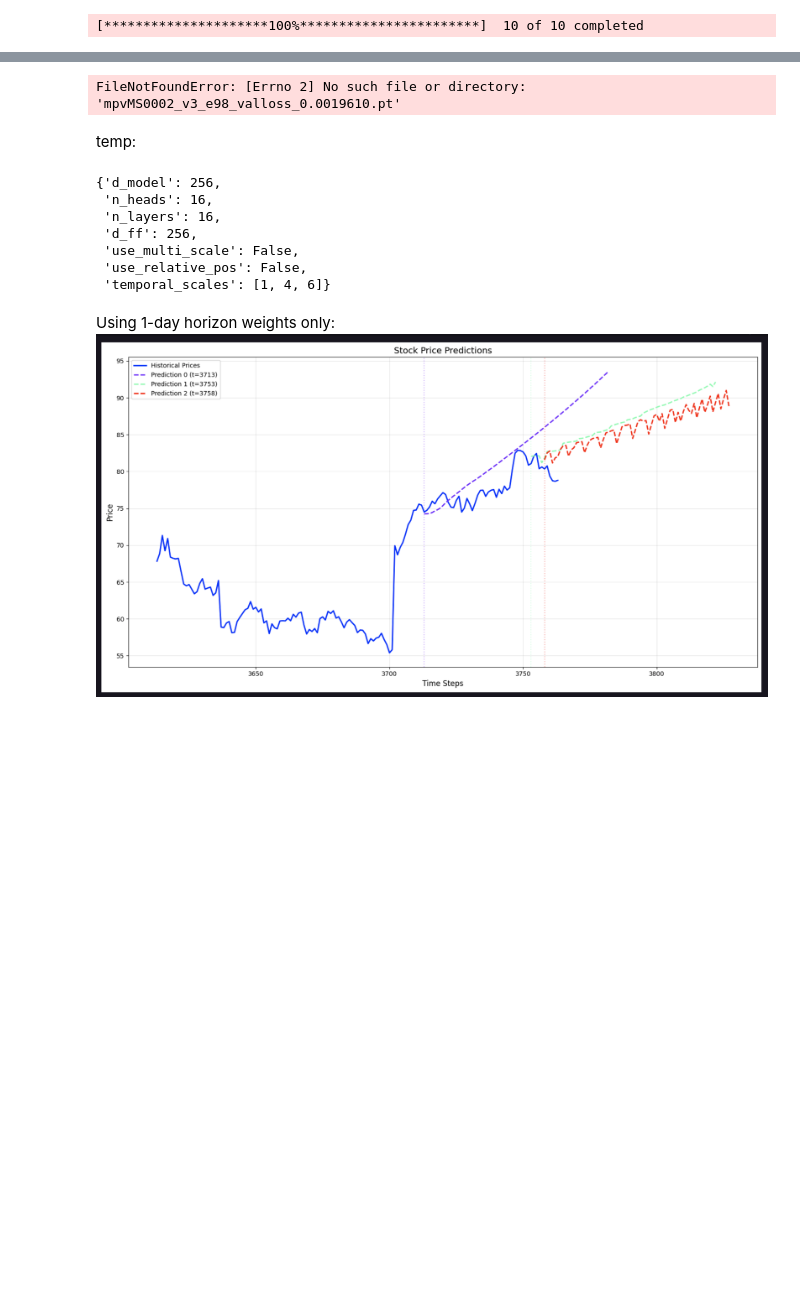
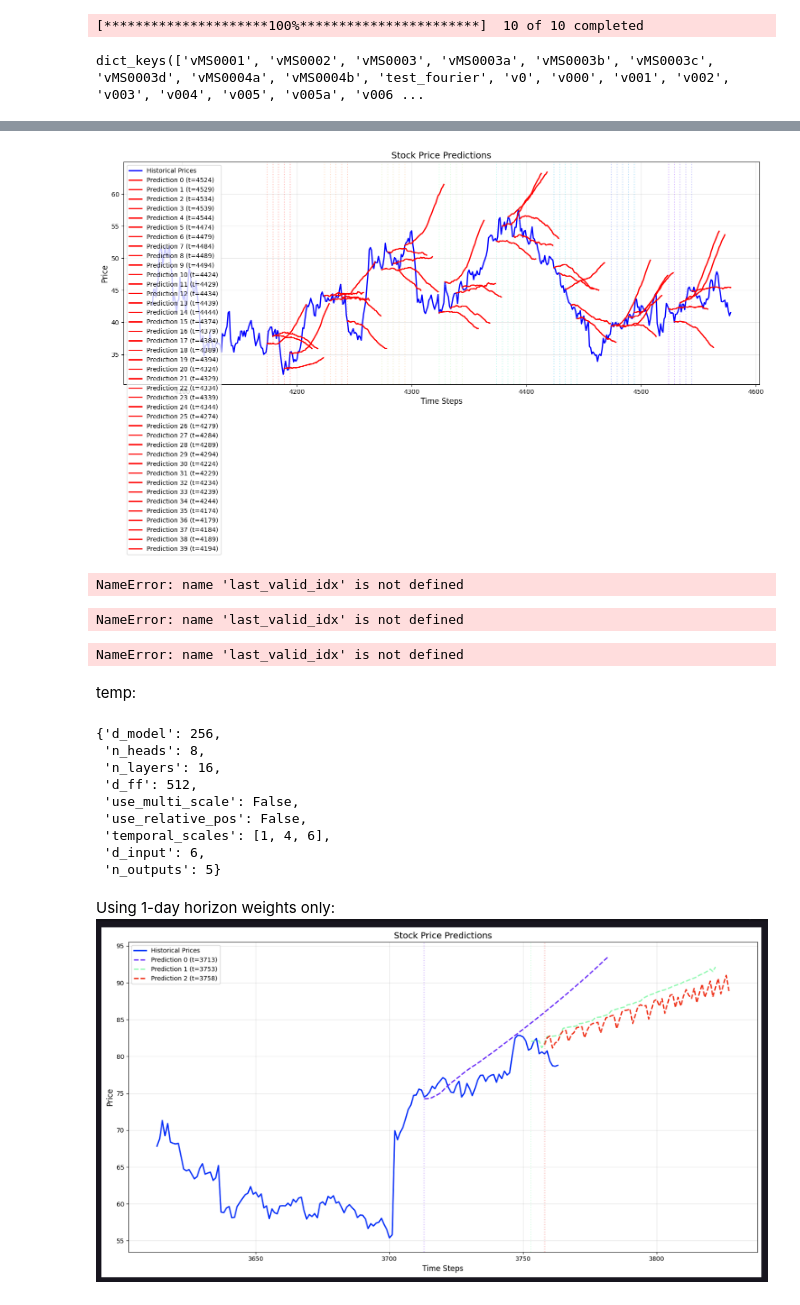
Before and after one commit to voxmenthe/FINPAK, a Jupyter notebook: src/finpak/transformer_predictions/inf_nb.ipynb, the cells around one changed output, grey strips where cells are left out. Cells and saved outputs as stored; diff of their text form; code cells hidden in the pictures; blank space fills up the shorter version.

```diff
--- a/src/finpak/transformer_predictions/inf_nb.ipynb
+++ b/src/finpak/transformer_predictions/inf_nb.ipynb
@@ -25,24 +26,47 @@ for ticker in val_tickers_v3:
 combined_prices = combine_price_series(price_series_list)
 # %% [output]
 [*********************100%***********************]  10 of 10 completed
+# %%
+all_configs.keys()
+# %% [output]
+dict_keys(['vMS0001', 'vMS0002', 'vMS0003', 'vMS0003a', 'vMS0003b', 'vMS0003c', 'vMS0003d', 'vMS0004a', 'vMS0004b', 'test_fourier', 'v0', 'v000', 'v001', 'v002', 'v003', 'v004', 'v005', 'v005a', 'v006 ...
 # %%
 # # Get the last valid index
 last_valid_idx = torch.where(torch.isfinite(combined_prices))[0][-1].item()
 # INDICES = [550, 545, 540, 400, 395, 390, 300, 295, 290, 250, 245, 240, 200, 195, 190, 100, 95, 90, 50, 45, 40, 10, 5, 0] # [50, 10, 5]
 # INDICES = [x + 100 for x in INDICES]
-TOP_LEVEL_INDICES = np.arange(0, 200, 50).tolist() # 800
+TOP_LEVEL_INDICES = np.arange(200, 600, 50).tolist() # 800
 INDICES = []
 for idx in TOP_LEVEL_INDICES:
     INDICES.extend([idx - 5, idx - 10, idx - 15, idx - 20, idx - 25])
 start_indices = [last_valid_idx - ix for ix in INDICES]
 
-n_future_steps = 45
-CONFIG = all_configs['vMS0003d']
+n_future_steps = 35
+use_sampling = True
+temperature = 0.008 # 0.08
+CONFIG = all_configs['vMP001a']
 sequence_length = CONFIG['data_params']['sequence_length']
 MODEL_PARAMS = CONFIG['model_params']
 MODEL_PARAMS.pop('dropout', None)
-CHECKPOINT_PATH = 'saved_checkpoints/mpvMS0003d_v3_e94_valloss_0.0019426.pt'
 
+# Calculate input dimension based on config
+n_return_features = len(CONFIG['data_params']['return_periods'])
+n_sma_features = len(CONFIG['data_params']['sma_periods'])
+n_momentum_features = len(CONFIG['data_params']['momentum_periods']) if CONFIG['data_params']['use_momentum'] else 0
+n_volatility_features = 1 if CONFIG['data_params']['use_volatility'] else 0
+d_input = n_return_features + n_sma_features #+ n_momentum_features + n_volatility_features
+
+# Output dimension is number of target periods
+n_outputs = len(CONFIG['data_params']['target_periods'])
+
+# Add these to model params
+MODEL_PARAMS['d_input'] = d_input
+MODEL_PARAMS['n_outputs'] = n_outputs
+
+
+CHECKPOINT_PATH = 'saved_checkpoints/vMP001a_id_0_arc_v3_e277_valloss_0.0004595.pt'
+# Decent models
+# CHECKPOINT_PATH = 'saved_checkpoints/vMP001a_id_0_arc_v3_e277_valloss_0.0004595.pt'
 
 predict_from_checkpoint(
     checkpoint_path=CHECKPOINT_PATH,
@@ -53,10 +77,15 @@ predict_from_checkpoint(
     sequence_length=sequence_length,
     return_periods=CONFIG['data_params']['return_periods'],
     sma_periods=CONFIG['data_params']['sma_periods'],
-    use_multi_horizon=False,
-    horizon_weights=[0.5, 0.5], # [0.3, 0.7],
+    use_multi_horizon=True,
+    stability_threshold=0.015, # Max % daily move - decrease for more stability
+    dampening_factor=0.65,  # Stronger dampening - decrease for more stability
+    ewma_alpha=0.2,  # More smoothing - decrease for more stability
+    horizon_weights=None, # [0.5, 0.5], # [0.3, 0.7],
     use_forcing=False, # True,
     forcing_halflife=3.0,
+    temperature=temperature,
+    use_sampling=use_sampling,
     debug=False,
 )
 # %% [output]
@@ -68,16 +92,30 @@ Warning: Invalid price at index 4744
-FileNotFoundError: [Errno 2] No such file or directory: 'mpvMS0002_v3_e98_valloss_0.0019610.pt'
+[figure, added]
+# %%
+len(combined_prices), last_valid_idx
+# %% [output]
+NameError: name 'last_valid_idx' is not defined
+# %%
+len(combined_prices), last_valid_idx
+# %% [output]
+NameError: name 'last_valid_idx' is not defined
+# %%
+len(combined_prices), last_valid_idx
+# %% [output]
+NameError: name 'last_valid_idx' is not defined
 # %% [markdown]
 temp:
 # %%
 MODEL_PARAMS
 # %% [output]
 {'d_model': 256,
- 'n_heads': 16,
+ 'n_heads': 8,
  'n_layers': 16,
- 'd_ff': 256,
+ 'd_ff': 512,
  'use_multi_scale': False,
  'use_relative_pos': False,
- 'temporal_scales': [1, 4, 6]}
+ 'temporal_scales': [1, 4, 6],
+ 'd_input': 6,
+ 'n_outputs': 5}
 # %% [markdown]
 Using 1-day horizon weights only:
 ![image.png](attachment:image.png)
```
Also changed, not shown: parts of 2 cells of this notebook, 1 other file.
